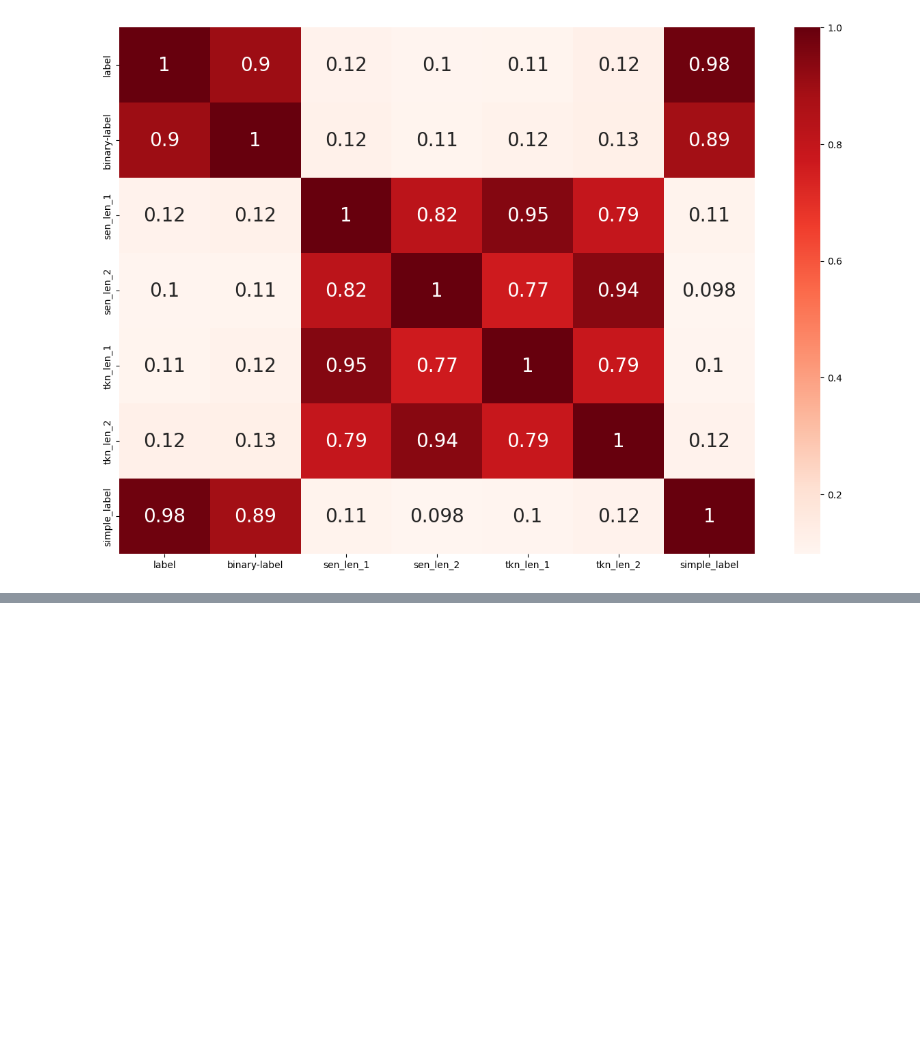
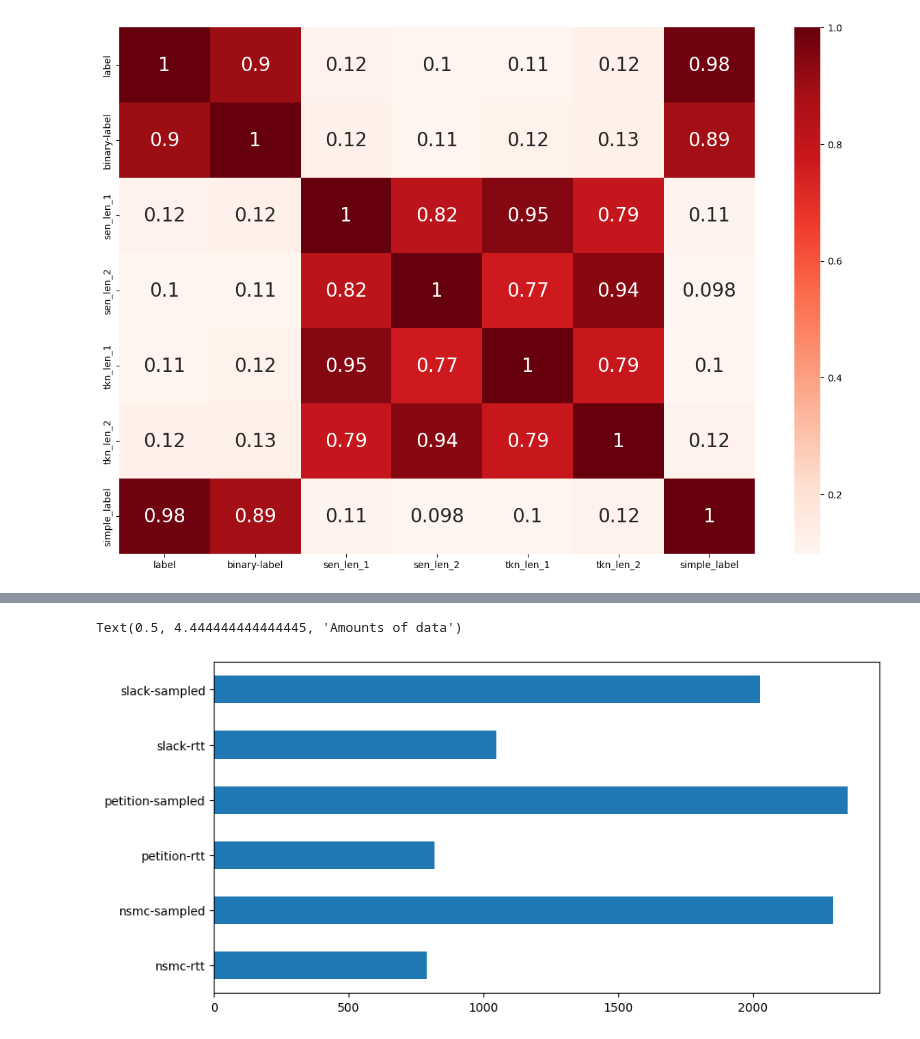
Before and after one commit to boostcampaitech4nlp2/level1_semantictextsimilarity_nlp-level1-nlp-12, a Jupyter notebook: level1/notebooks/data_EDA.ipynb, the cells around one changed output, grey strips where cells are left out. Saved outputs shown, nothing was run; the diff lists cells and outputs as text; code cells hidden in the pictures; blank space fills up the shorter version.

```diff
--- a/level1/notebooks/data_EDA.ipynb
+++ b/level1/notebooks/data_EDA.ipynb
@@ -153,0 +166,8 @@ g = sns.heatmap(train.corr(), cmap= "Reds", annot_kws = {'size':20}, annot = Tru
+# %%
+fig = plt.figure(figsize = (10,5))
+ax1 = train['source'].value_counts().sort_index().plot(kind='barh')
+ax.set_title("Number of data srcs")
+ax.set_xlabel("Amounts of data")
+# %% [output]
+Text(0.5, 4.444444444444445, 'Amounts of data')
+[figure, added]
```
Also changed, not shown: parts of 6 cells of this notebook.
